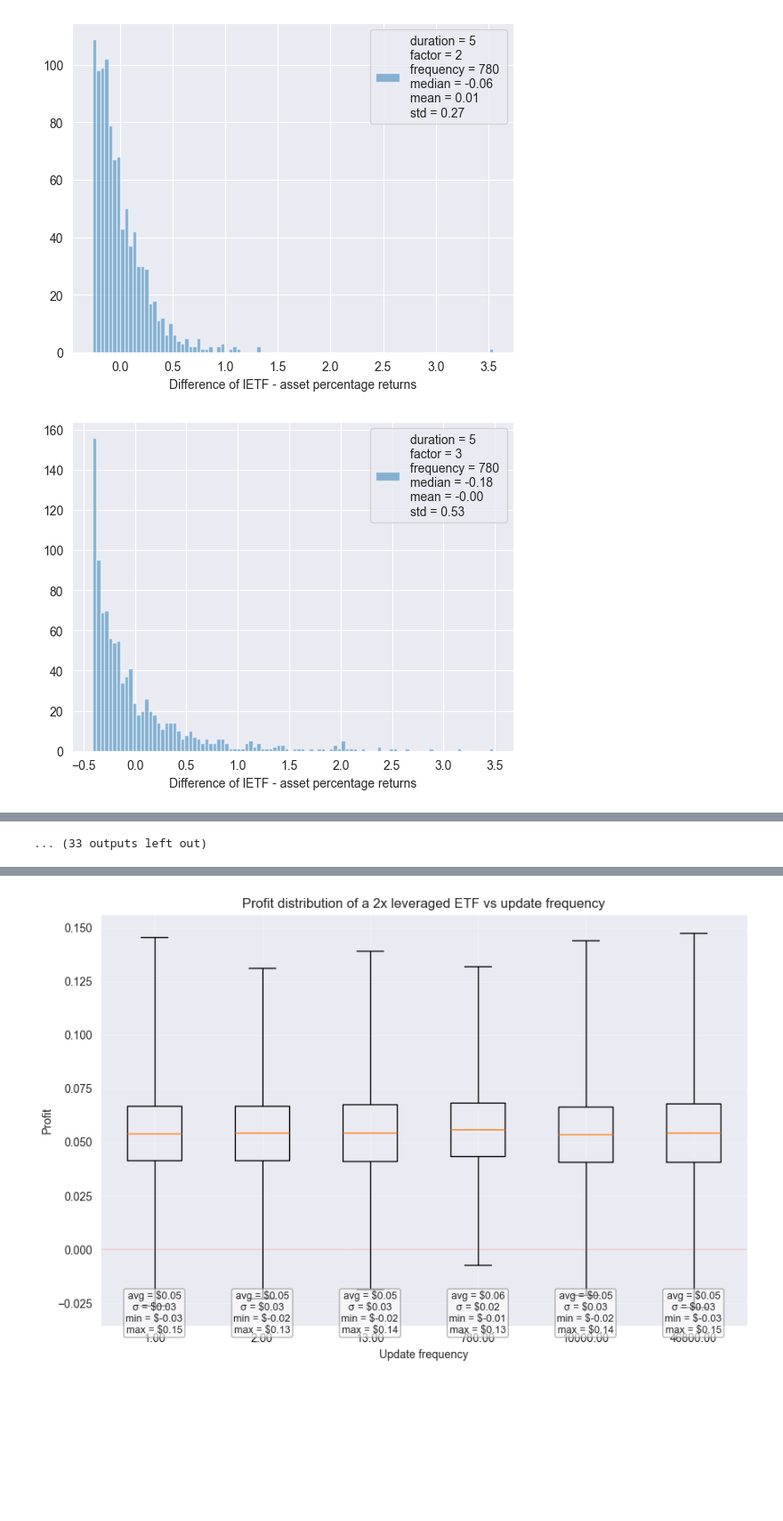
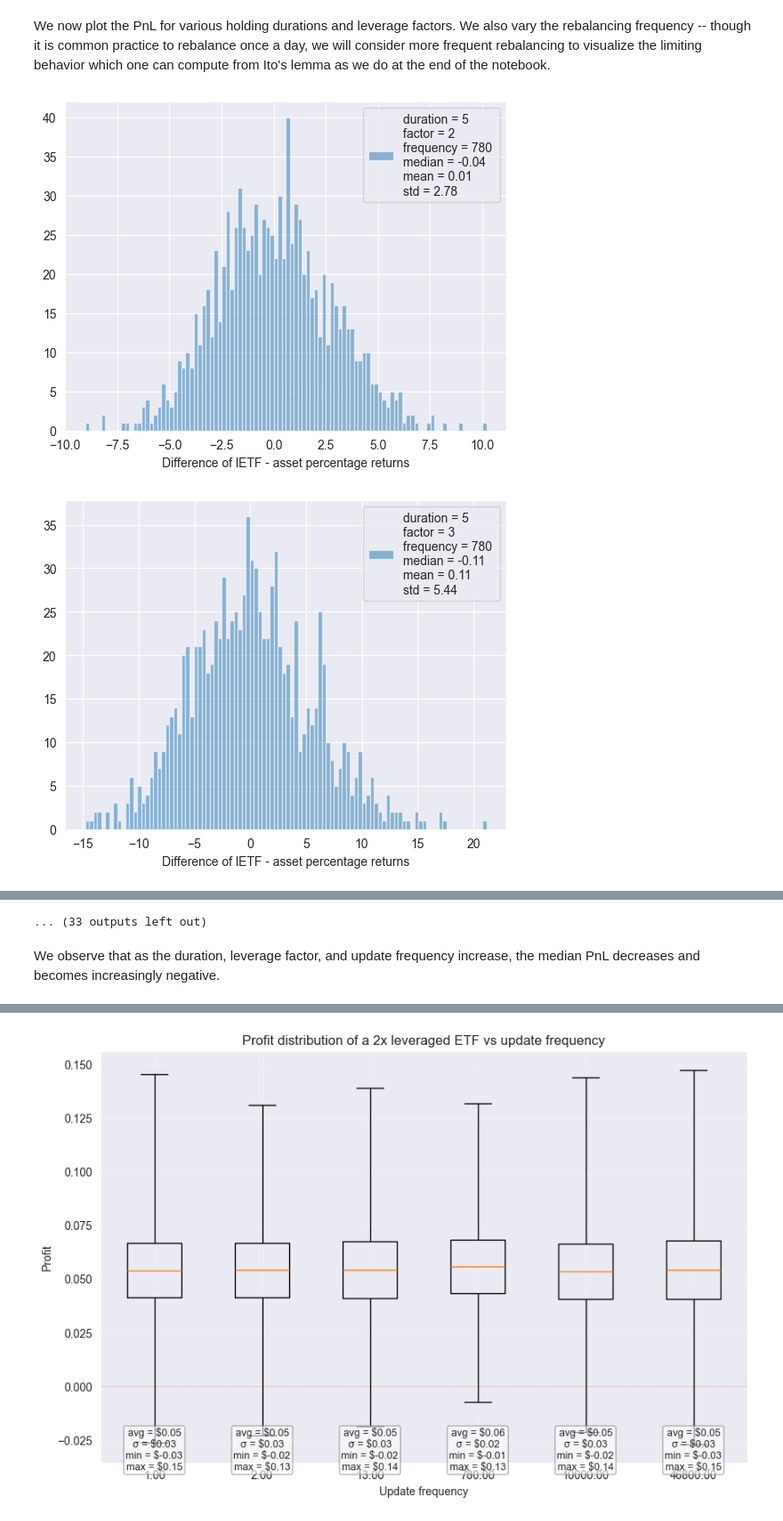
Before and after one commit to albesianor/Leveraged-ETFs, a Jupyter notebook: 01_frequency_impact.ipynb, the cells around one changed output, grey strips where cells are left out. Shown at 89% size. Cells and saved outputs as stored; diff of their text form; code cells hidden in the pictures; blank space fills up the shorter version.

Commit message:
refactor: clean up initial exploration and frequency impact

```diff
--- a/01_frequency_impact.ipynb
+++ b/01_frequency_impact.ipynb
@@ -35,12 +28,0 @@ diff = simulate_gbm(1, 0.01, 0.02, 100, 100, 1000, 2)
-# %%
-sns.set_style("darkgrid")
-
-plt.figure()
-plt.title(f"Difference of returns between leveraged and underlying")
-plt.xlabel(f"Difference of percentage return (leveraged - underlying)")
-mean = diff.mean()
-plt.axvline(x=mean, label=f"Mean {mean:.2f}", color="red")
-plt.hist(diff, bins=120)
-
-plt.legend()
-plt.show()
@@ -49,14 +29,16 @@ plt.show()
+# %% [markdown]
+We now plot the PnL for various holding durations and leverage factors. We also vary the rebalancing frequency -- though it is common practice to rebalance once a day, we will consider more frequent rebalancing to visualize the limiting behavior which one can compute from Ito's lemma as we do at the end of the notebook.
 # %%
 import itertools
 
 
-# expirations = days to expiration
-# update_times = time between updates in units of days (half-hour, day, minutes)
+# durations = holding period length
+# daily_frequencies = how many times we rebalance in a single day
 # factors = leverage factors
 def plot_comparison(
     mus=[0],
     sigmas=[0.02],
-    expirations=[5],
+    durations=[5],
     daily_frequencies=[13],
     factors=[2],
     n_paths=1000,
@@ -64,9 +46,9 @@ def plot_comparison(
     plt.figure()
 
     for mu, sigma, T, freq, factor in itertools.product(
-        mus, sigmas, expirations, daily_frequencies, factors
+        mus, sigmas, durations, daily_frequencies, factors
     ):
-        difference = simulate_gbm(1, mu, sigma, T, T * freq, n_paths, factor)
+        difference = simulate_gbm(100, mu, sigma, T, T * freq, n_paths, factor)
         plt.hist(
             difference,
             bins=100,
@@ -78,12 +60,12 @@ def plot_comparison(
     plt.legend()
     plt.show()
 # %%
-expirations = [5, 10, 21, 100, 200]
+durations = [5, 10, 21, 100, 200]
 daily_frequencies = [780, 13, 1]
 factors = [2, 3, 5]
 
-for expiration, daily_frequency, factor in itertools.product(expirations, daily_frequencies, factors):
-    plot_comparison(sigmas=[0.1], expirations = [expiration], daily_frequencies = [daily_frequency], factors = [factor])
+for daily_frequency, duration, factor in itertools.product(daily_frequencies, durations, factors):
+    plot_comparison(mus = [0.1], sigmas=[0.2], durations = [duration], daily_frequencies = [daily_frequency], factors = [factor])
 # %% [output]
-[figure, old version]
+[figure, new version]
-[figure, old version]
+[figure, new version]
@@ -100 +82,3 @@ for expiration, daily_frequency, factor in itertools.product(expirations, daily_
 ... (33 outputs left out)
+# %% [markdown]
+We observe that as the duration, leverage factor, and update frequency increase, the median PnL decreases and becomes increasingly negative.
```
Also changed, not shown: parts of 9 cells of this notebook, 1 other file.
